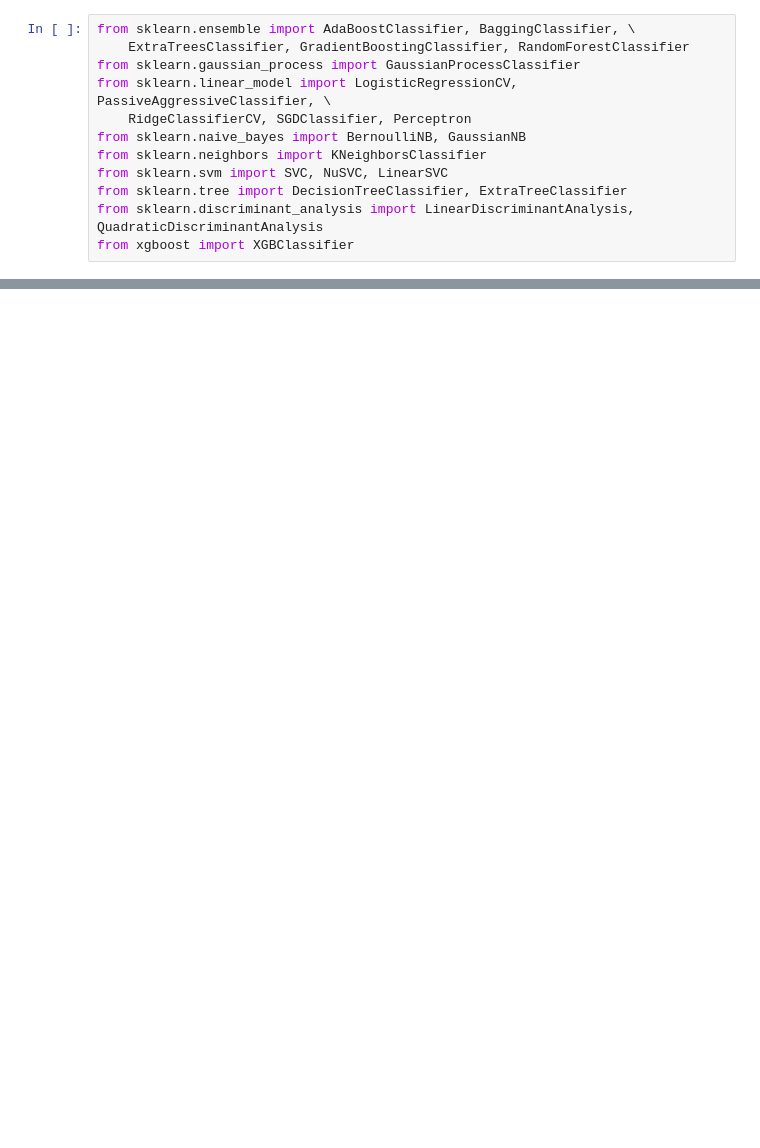
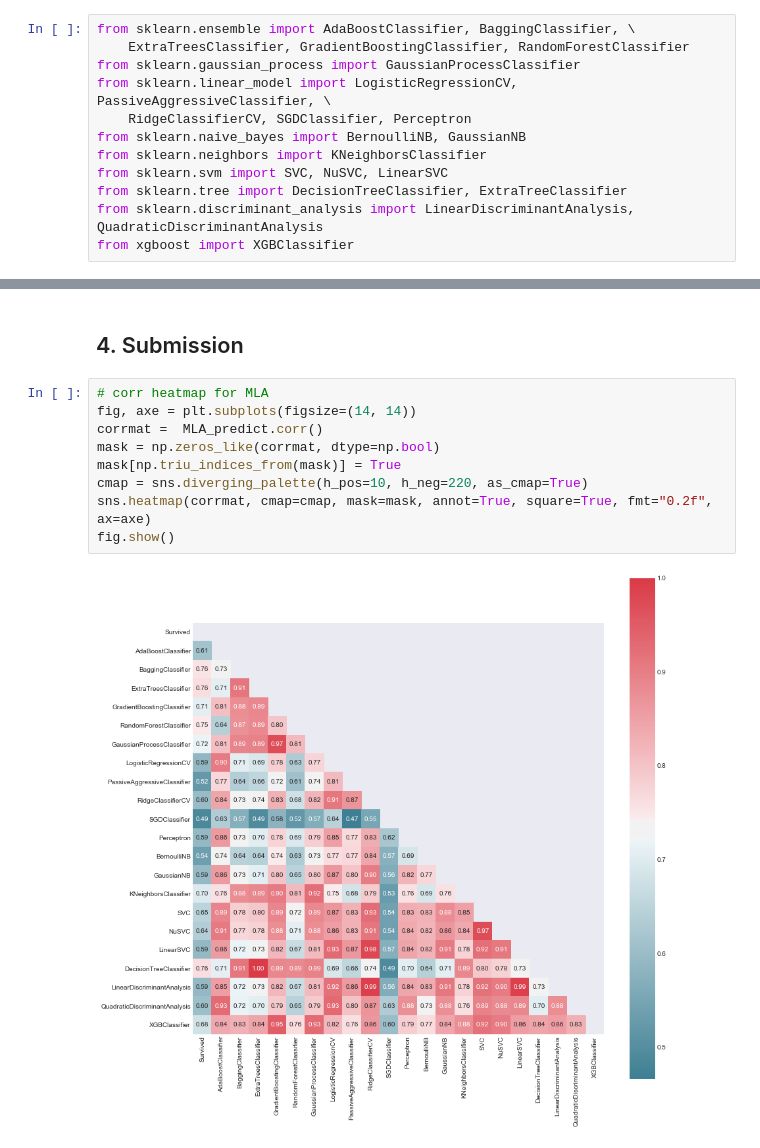
Before and after one commit to Evan1987/Match, a Jupyter notebook: Kaggle/Titanic Machine Learning from Disaster/A Data Science Framework To Achieve 0.99 Acc.ipynb, the cells around one changed output, grey strips where cells are left out. Drawn from its saved outputs; the diff is of its cells as text; blank space fills up the shorter version.

```diff
--- a/Kaggle/Titanic Machine Learning from Disaster/A Data Science Framework To Achieve 0.99 Acc.ipynb
+++ b/Kaggle/Titanic Machine Learning from Disaster/A Data Science Framework To Achieve 0.99 Acc.ipynb
@@ -380,0 +556,13 @@ MLA = [
+# %% [markdown]
+## 4. Submission
+# %%
+# corr heatmap for MLA
+fig, axe = plt.subplots(figsize=(14, 14))
+corrmat =  MLA_predict.corr()
+mask = np.zeros_like(corrmat, dtype=np.bool)
+mask[np.triu_indices_from(mask)] = True
+cmap = sns.diverging_palette(h_pos=10, h_neg=220, as_cmap=True)
+sns.heatmap(corrmat, cmap=cmap, mask=mask, annot=True, square=True, fmt="0.2f", ax=axe)
+fig.show()
+# %% [output]
+[figure, added]
```
Also changed, not shown: parts of 20 cells of this notebook.
